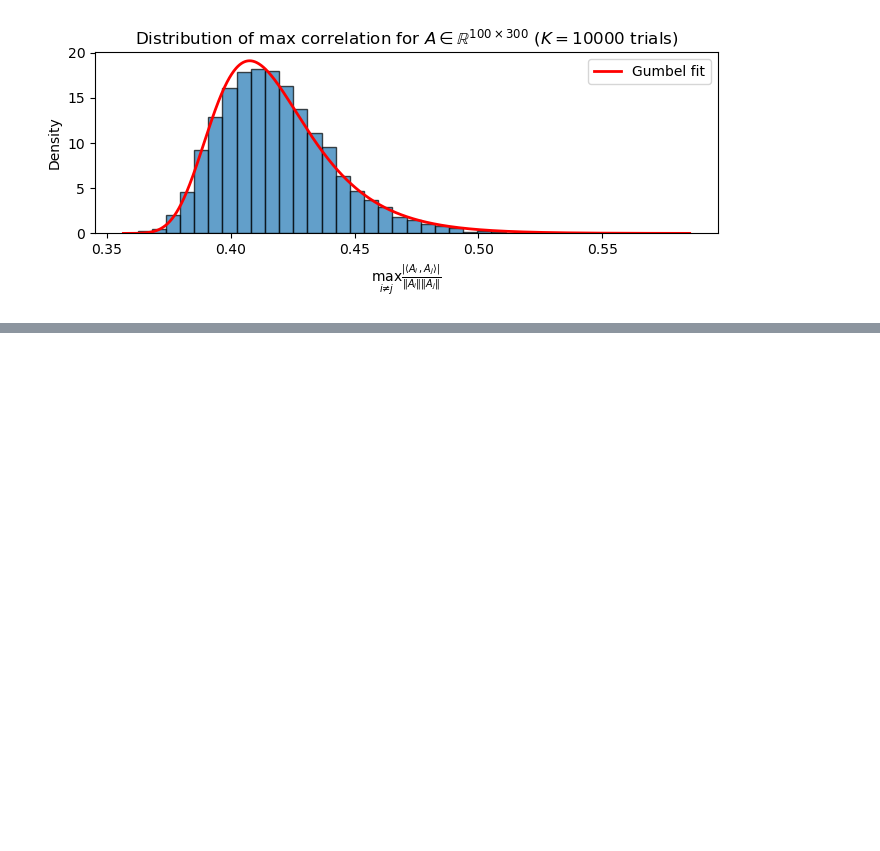
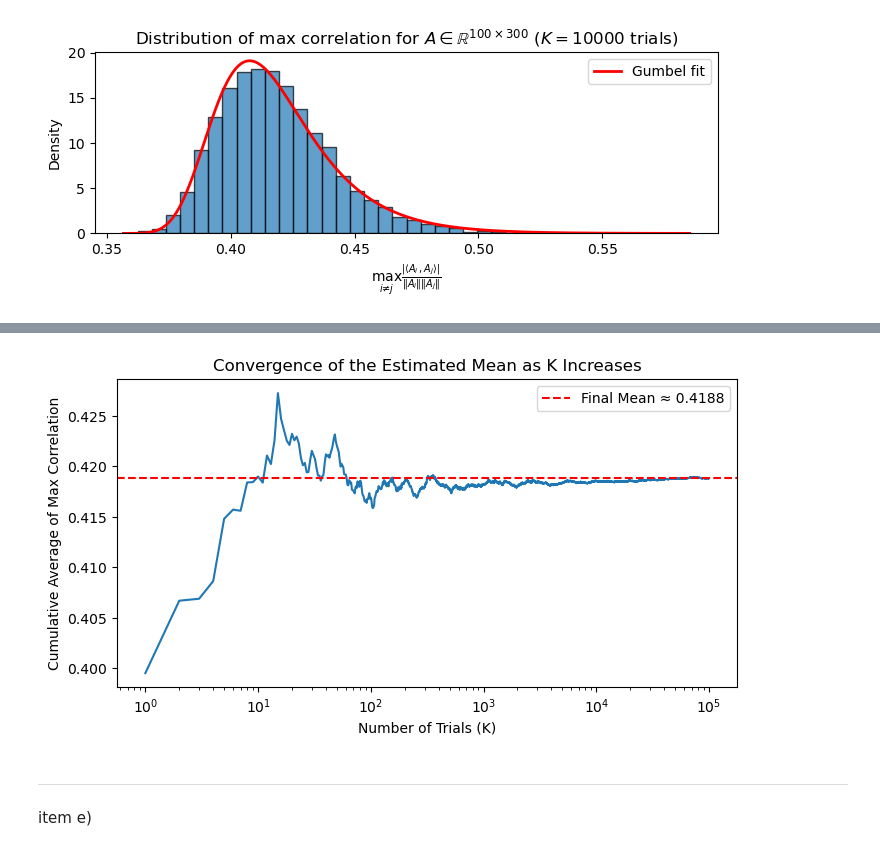
Before and after one commit to arthurabello/nla-assignment-4, a Jupyter notebook: src/assignment.ipynb, the cells around one changed output, grey strips where cells are left out. Cells and saved outputs as stored; diff of their text form; code cells hidden in the pictures; blank space fills up the shorter version.

```diff
--- a/src/assignment.ipynb
+++ b/src/assignment.ipynb
@@ -453,0 +599,48 @@ Parallel computation finished in 34.43 seconds.
+# %%
+def plot_mean_convergence_parallel(m=100, n=300, K_max=100000, seed=727):
+    """
+    Shows how the estimated mean converges as K increases using parallel processing.
+    """
+    print(f"Running simulation for K={K_max} to show convergence using parallel processing...")
+
+    # Create a Pool of workers (uses all available CPU cores by default)
+    # we create a list of unique seeds for each worker to ensure true randomness
+    rng = np.random.default_rng(seed)
+    seeds = rng.integers(low=0, high=2**32-1, size=K_max)
+
+    # args for each worker (starmap)
+    args = [(s, m, n) for s in seeds]
+
+    start_time = time.time()
+    with Pool() as pool:
+        # map the worker function across the arguments
+        results = pool.starmap(compute_one_max_corr, args)
+    end_time = time.time()
+
+    print(f"Parallel computation finished in {end_time - start_time:.2f} seconds.")
+
+    # Filter out NaN values
+    max_correlations = [corr for corr in results if not np.isnan(corr)]
+
+    # Calculate the running average
+    k_values = np.arange(1, len(max_correlations) + 1)
+    running_avg = np.cumsum(max_correlations) / k_values
+
+    # Plotting
+    plt.figure(figsize=(8, 4))
+    plt.plot(k_values, running_avg)
+    plt.xscale('log')
+    plt.xlabel('Number of Trials (K)')
+    plt.ylabel('Cumulative Average of Max Correlation')
+    plt.title('Convergence of the Estimated Mean as K Increases')
+    #plt.grid(True, which="both", ls="--")
+    # Add a line for the final converged value
+    final_mean = running_avg[-1]
+    plt.axhline(y=final_mean, color='r', linestyle='--', label=f'Final Mean ≈ {final_mean:.4f}')
+    plt.legend()
+    plt.savefig("../docs/images/complexity_mean_convergence_parallel.png", dpi=200)
+    plt.show()
+
+if __name__ == '__main__':
+    plot_mean_convergence_parallel()
+# %% [output]
@@ -453,0 +649,5 @@ Parallel computation finished in 34.43 seconds.
+[figure, added]
+# %% [markdown]
+---
+
+item e)
```
Also changed, not shown: parts of 10 cells of this notebook, 5 other files.
